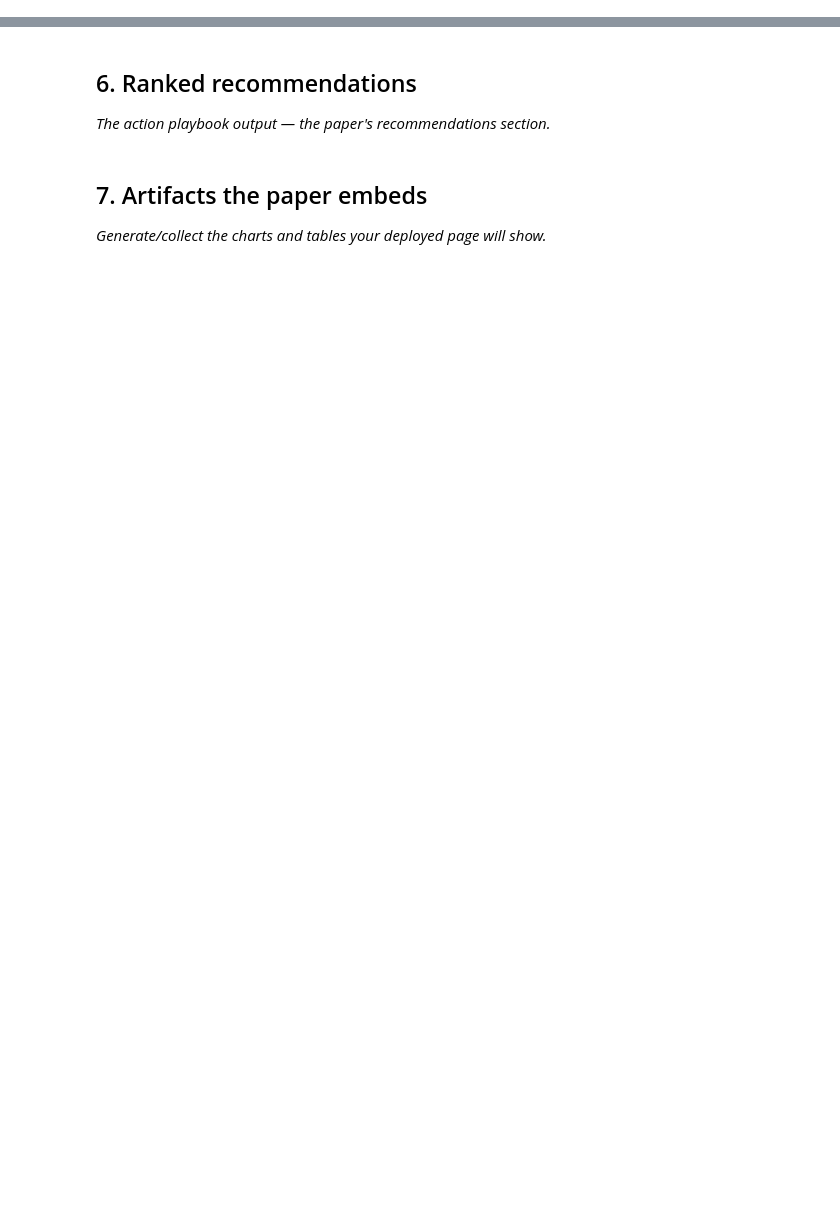
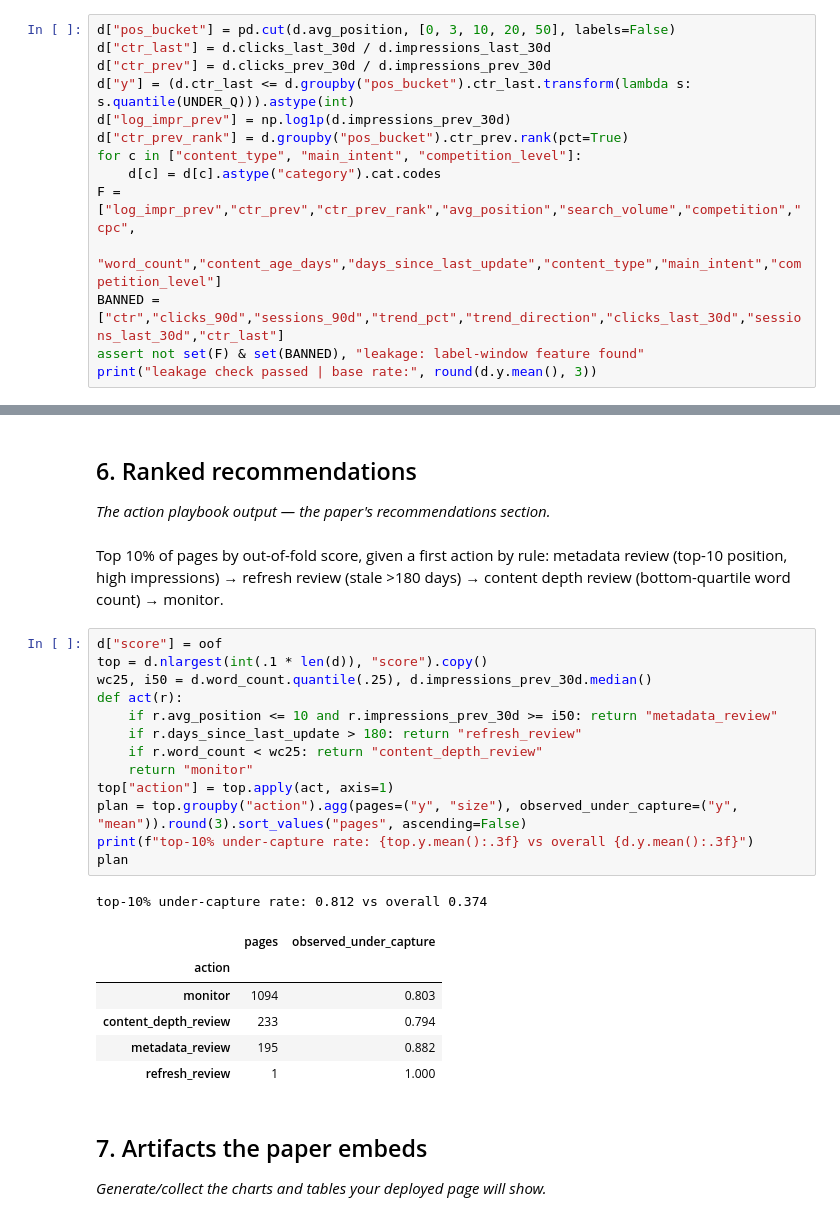
Before and after one commit to Eng7ouda06/flyrank-ml-internship, a Jupyter notebook: work/notebooks/capstone.ipynb, the cells around one changed output, grey strips where cells are left out. Drawn from its saved outputs; the diff is of its cells as text; blank space fills up the shorter version.

```diff
--- a/work/notebooks/capstone.ipynb
+++ b/work/notebooks/capstone.ipynb
@@ -20,0 +55,14 @@ This skeleton is yours to fill. Work the sections **in order** — each one has
+# %%
+d["pos_bucket"] = pd.cut(d.avg_position, [0, 3, 10, 20, 50], labels=False)
+d["ctr_last"] = d.clicks_last_30d / d.impressions_last_30d
+d["ctr_prev"] = d.clicks_prev_30d / d.impressions_prev_30d
+d["y"] = (d.ctr_last <= d.groupby("pos_bucket").ctr_last.transform(lambda s: s.quantile(UNDER_Q))).astype(int)
+d["log_impr_prev"] = np.log1p(d.impressions_prev_30d)
+d["ctr_prev_rank"] = d.groupby("pos_bucket").ctr_prev.rank(pct=True)
+for c in ["content_type", "main_intent", "competition_level"]:
+    d[c] = d[c].astype("category").cat.codes
+F = ["log_impr_prev","ctr_prev","ctr_prev_rank","avg_position","search_volume","competition","cpc",
+     "word_count","content_age_days","days_since_last_update","content_type","main_intent","competition_level"]
+BANNED = ["ctr","clicks_90d","sessions_90d","trend_pct","trend_direction","clicks_last_30d","sessions_last_30d","ctr_last"]
+assert not set(F) & set(BANNED), "leakage: label-window feature found"
+print("leakage check passed | base rate:", round(d.y.mean(), 3))
@@ -30,6 +103,29 @@ This skeleton is yours to fill. Work the sections **in order** — each one has
 ## 6. Ranked recommendations
 
 *The action playbook output — the paper's recommendations section.*
+# %% [markdown]
+Top 10% of pages by out-of-fold score, given a first action by rule: metadata review (top-10 position, high impressions) → refresh review (stale >180 days) → content depth review (bottom-quartile word count) → monitor.
+# %%
+d["score"] = oof
+top = d.nlargest(int(.1 * len(d)), "score").copy()
+wc25, i50 = d.word_count.quantile(.25), d.impressions_prev_30d.median()
+def act(r):
+    if r.avg_position <= 10 and r.impressions_prev_30d >= i50: return "metadata_review"
+    if r.days_since_last_update > 180: return "refresh_review"
+    if r.word_count < wc25: return "content_depth_review"
+    return "monitor"
+top["action"] = top.apply(act, axis=1)
+plan = top.groupby("action").agg(pages=("y", "size"), observed_under_capture=("y", "mean")).round(3).sort_values("pages", ascending=False)
+print(f"top-10% under-capture rate: {top.y.mean():.3f} vs overall {d.y.mean():.3f}")
+plan
+# %% [output]
+top-10% under-capture rate: 0.812 vs overall 0.374
+|  | pages | observed_under_capture |
+| action |  |  |
+| monitor | 1094 | 0.803 |
+| content_depth_review | 233 | 0.794 |
+| metadata_review | 195 | 0.882 |
+| refresh_review | 1 | 1.000 |
 # %% [markdown]
 ## 7. Artifacts the paper embeds
 
```
Also changed, not shown: parts of 13 cells of this notebook.
